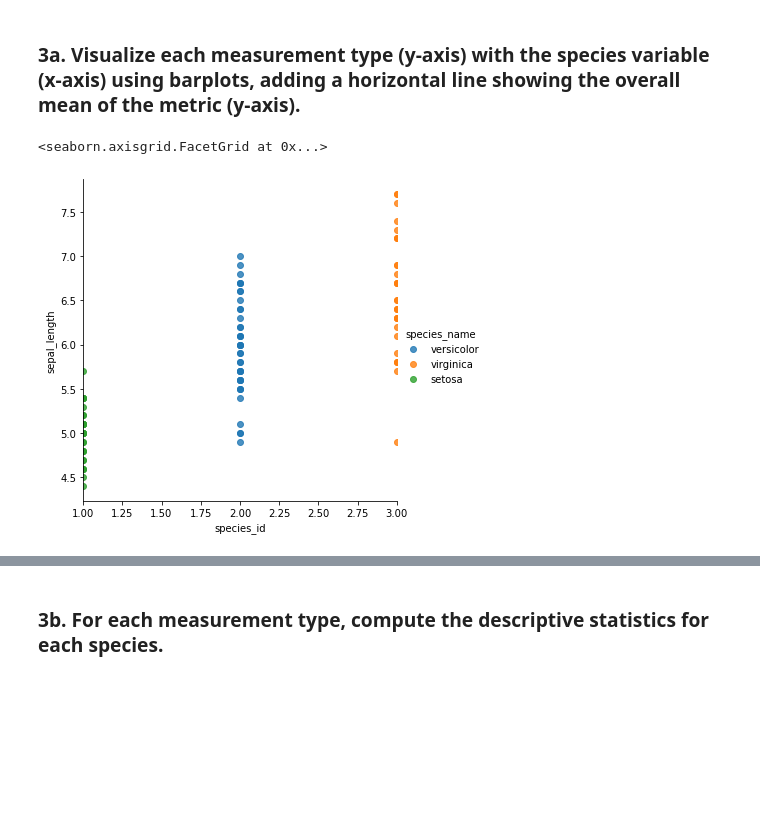
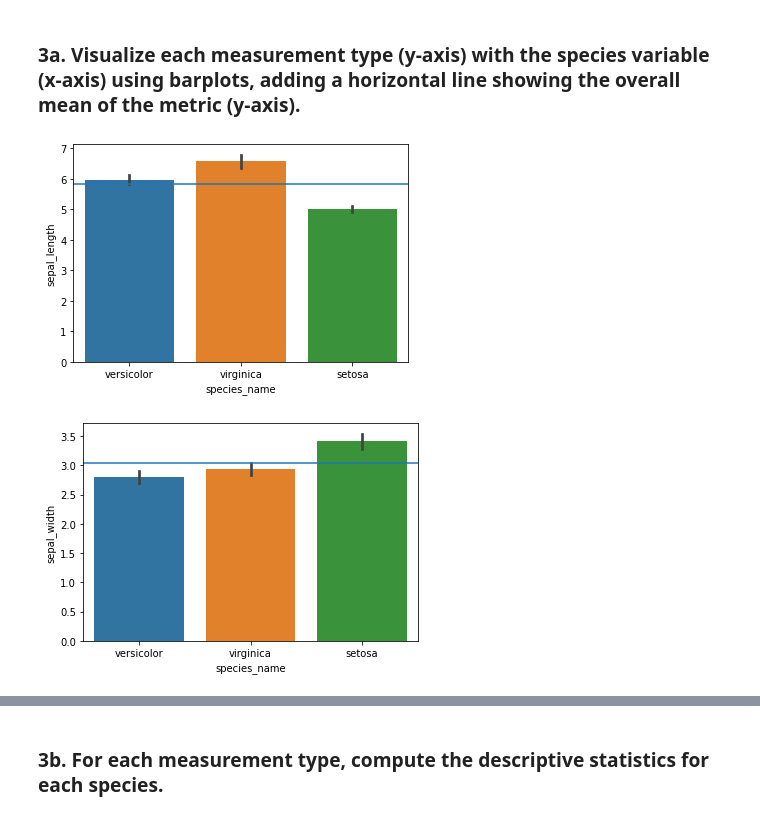
Before and after one commit to natasharivers/Classifications, a Jupyter notebook: classification_exercises.ipynb, the cells around one changed output, grey strips where cells are left out. Cells and saved outputs as stored; diff of their text form; code cells hidden in the pictures; blank space fills up the shorter version.

```diff
--- a/classification_exercises.ipynb
+++ b/classification_exercises.ipynb
@@ -764,7 +774,14 @@ plt.show()
 # %% [markdown]
 ### 3a. Visualize each measurement type (y-axis) with the species variable (x-axis) using barplots, adding a horizontal line showing the overall mean of the metric (y-axis).
 # %%
-sns.lmplot(x= 'species_id', hue='species_name', y='sepal_length', data=train)
+sns.barplot(data=train, x='species_name', y='sepal_length')
+plt.axhline(y=train.sepal_length.mean())
+plt.show()
 # %% [output]
-<seaborn.axisgrid.FacetGrid at 0x...>
-[figure, old version]
+[figure, new version]
+# %%
+sns.barplot(data=train, x='species_name', y='sepal_width')
+plt.axhline(y=train.sepal_width.mean())
+plt.show()
+# %% [output]
+[figure, added]
```
Also changed, not shown: parts of 28 cells of this notebook.
